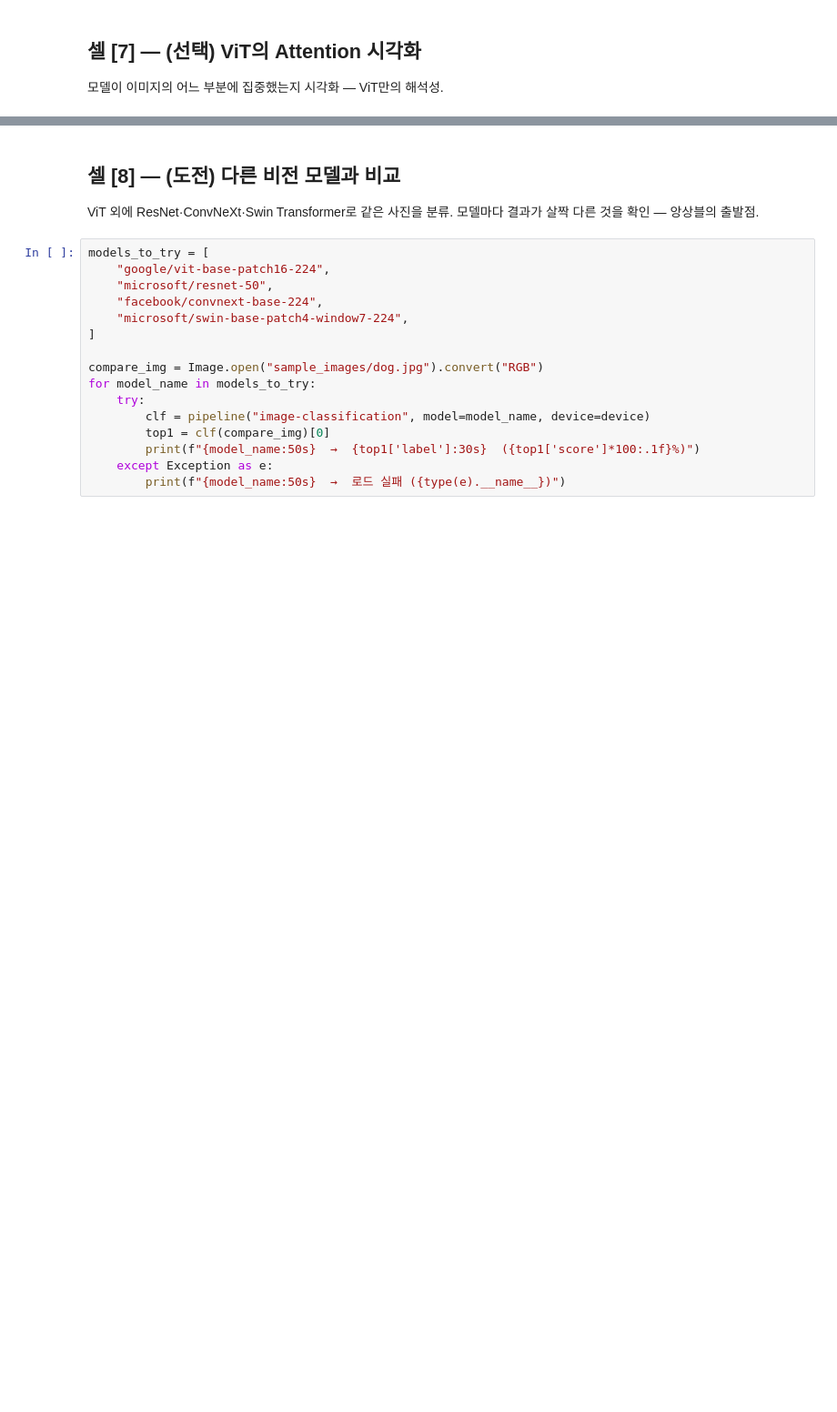
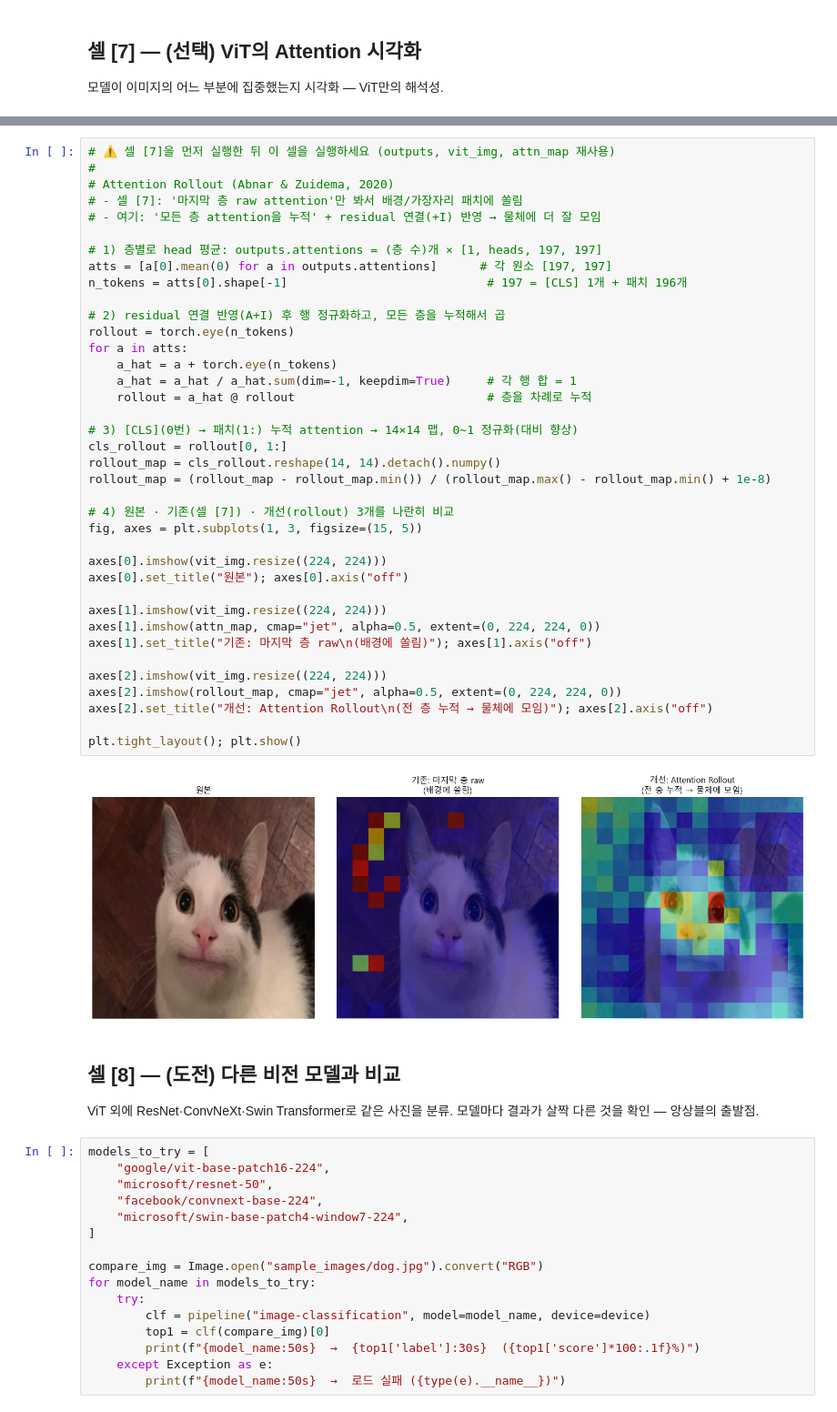
Before and after one commit to parkj00won/3-1_bigdata-project, a Jupyter notebook: 12_week/03_pretrained_vit.ipynb, the cells around one changed output, grey strips where cells are left out. Shown at 91% size. Cells and saved outputs as stored; diff of their text form; blank space fills up the shorter version.

```diff
--- a/12_week/03_pretrained_vit.ipynb
+++ b/12_week/03_pretrained_vit.ipynb
@@ -269,3 +373,43 @@ plt.show()
+# %%
+# ⚠️ 셀 [7]을 먼저 실행한 뒤 이 셀을 실행하세요 (outputs, vit_img, attn_map 재사용)
+#
+# Attention Rollout (Abnar & Zuidema, 2020)
+# - 셀 [7]: '마지막 층 raw attention'만 봐서 배경/가장자리 패치에 쏠림
+# - 여기: '모든 층 attention을 누적' + residual 연결(+I) 반영 → 물체에 더 잘 모임
+
+# 1) 층별로 head 평균: outputs.attentions = (층 수)개 × [1, heads, 197, 197]
+atts = [a[0].mean(0) for a in outputs.attentions]      # 각 원소 [197, 197]
+n_tokens = atts[0].shape[-1]                            # 197 = [CLS] 1개 + 패치 196개
+
+# 2) residual 연결 반영(A+I) 후 행 정규화하고, 모든 층을 누적해서 곱
+rollout = torch.eye(n_tokens)
+for a in atts:
+    a_hat = a + torch.eye(n_tokens)
+    a_hat = a_hat / a_hat.sum(dim=-1, keepdim=True)     # 각 행 합 = 1
+    rollout = a_hat @ rollout                           # 층을 차례로 누적
+
+# 3) [CLS](0번) → 패치(1:) 누적 attention → 14×14 맵, 0~1 정규화(대비 향상)
+cls_rollout = rollout[0, 1:]
+rollout_map = cls_rollout.reshape(14, 14).detach().numpy()
+rollout_map = (rollout_map - rollout_map.min()) / (rollout_map.max() - rollout_map.min() + 1e-8)
+
+# 4) 원본 · 기존(셀 [7]) · 개선(rollout) 3개를 나란히 비교
+fig, axes = plt.subplots(1, 3, figsize=(15, 5))
+
+axes[0].imshow(vit_img.resize((224, 224)))
+axes[0].set_title("원본"); axes[0].axis("off")
+
+axes[1].imshow(vit_img.resize((224, 224)))
+axes[1].imshow(attn_map, cmap="jet", alpha=0.5, extent=(0, 224, 224, 0))
+axes[1].set_title("기존: 마지막 층 raw\n(배경에 쏠림)"); axes[1].axis("off")
+
+axes[2].imshow(vit_img.resize((224, 224)))
+axes[2].imshow(rollout_map, cmap="jet", alpha=0.5, extent=(0, 224, 224, 0))
+axes[2].set_title("개선: Attention Rollout\n(전 층 누적 → 물체에 모임)"); axes[2].axis("off")
+
+plt.tight_layout(); plt.show()
+# %% [output]
+[figure, added]
 # %% [markdown]
 ## 셀 [8] — (도전) 다른 비전 모델과 비교
 
```
Also changed, not shown: parts of 13 cells of this notebook, 3 other files.
